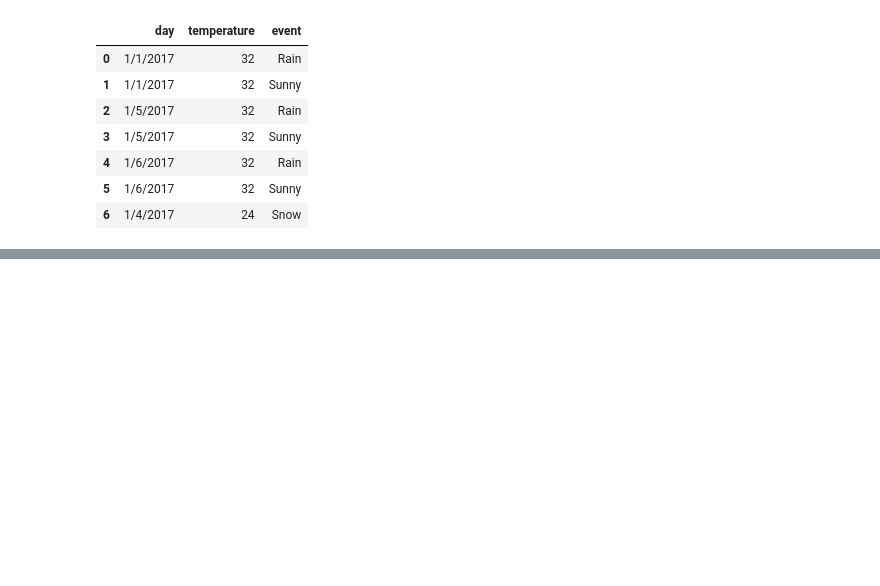
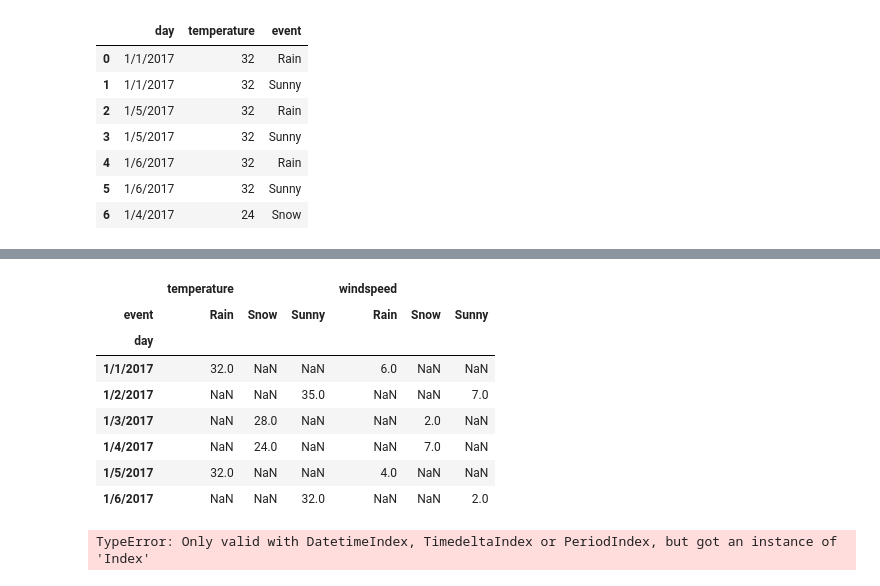
Before and after one commit to tanvitiwari17/DataScience, a Jupyter notebook: class/data processing ch3.ipynb, the cells around one changed output, grey strips where cells are left out. Saved outputs shown, nothing was run; the diff lists cells and outputs as text; code cells hidden in the pictures; blank space fills up the shorter version.

```diff
--- a/class/data processing ch3.ipynb
+++ b/class/data processing ch3.ipynb
@@ -450,0 +453,10 @@ df3
+# %%
+dict1={
+     'day' : ['1/1/2017', '1/2/2017', '1/3/2017', '1/4/2017', '1/5/2017', '1/6/2017'],
+    'temperature' : [32, 35, 28, 24, 32, 32],
+    'windspeed' : [6, 7, 2, 7, 4, 2],
+    'event' : ['Rain', 'Sunny', 'Snow', 'Snow', 'Rain', 'Sunny']
+
+}
+df = pd.DataFrame(dict1)
+df
@@ -450,0 +471,16 @@ df3
+# %%
+df.pivot_table(index="day",columns="event")
+# %% [output]
+|  | temperature |  |  | windspeed |  |  |
+| event | Rain | Snow | Sunny | Rain | Snow | Sunny |
+| day |  |  |  |  |  |  |
+| 1/1/2017 | 32.0 | NaN | NaN | 6.0 | NaN | NaN |
+| 1/2/2017 | NaN | NaN | 35.0 | NaN | NaN | 7.0 |
+| 1/3/2017 | NaN | 28.0 | NaN | NaN | 2.0 | NaN |
+| 1/4/2017 | NaN | 24.0 | NaN | NaN | 7.0 | NaN |
+| 1/5/2017 | 32.0 | NaN | NaN | 4.0 | NaN | NaN |
+| 1/6/2017 | NaN | NaN | 32.0 | NaN | NaN | 2.0 |
+# %%
+df.pivot_table(index=pd.Grouper(freq='M', key='day'),columns='event')
+# %% [output]
+TypeError: Only valid with DatetimeIndex, TimedeltaIndex or PeriodIndex, but got an instance of 'Index'
```
Also changed, not shown: parts of 2 cells of this notebook.
